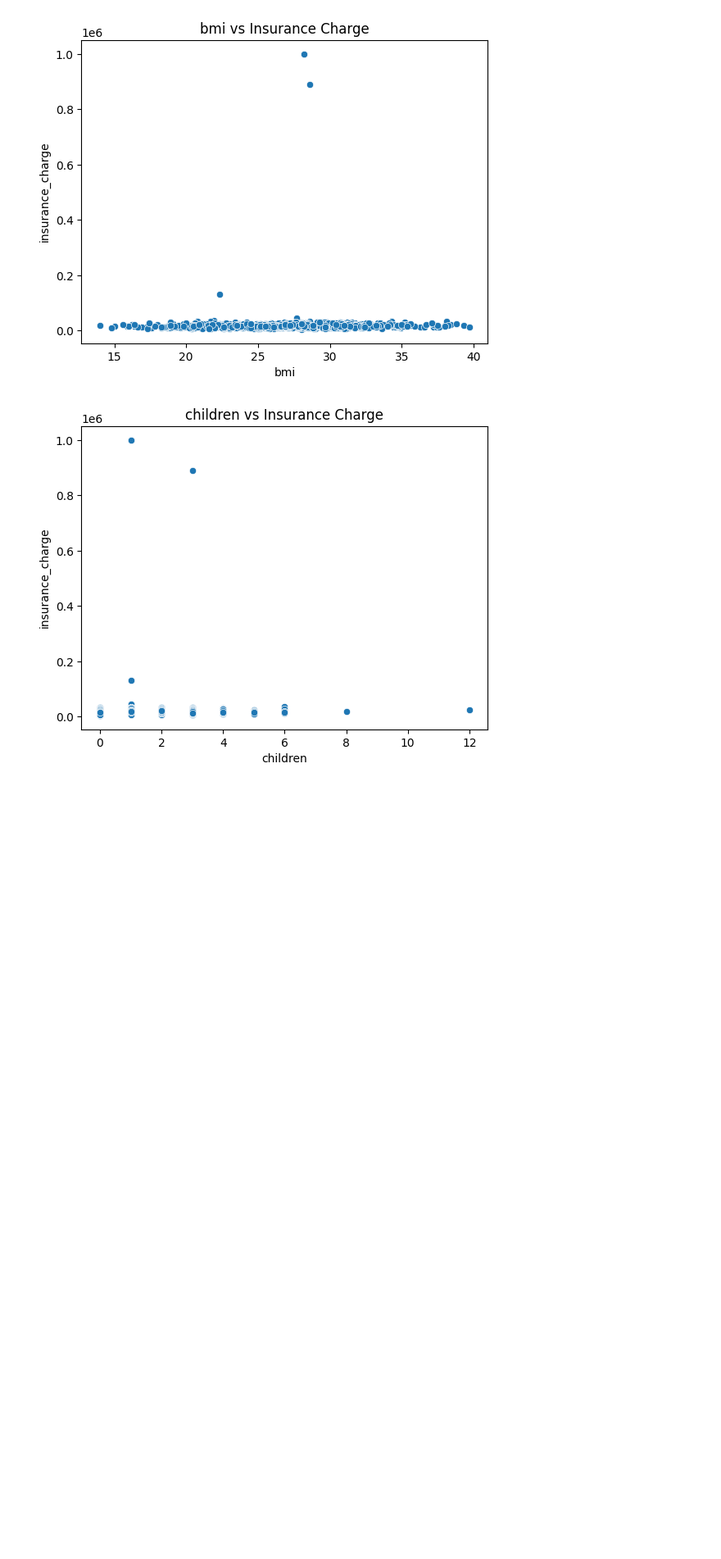
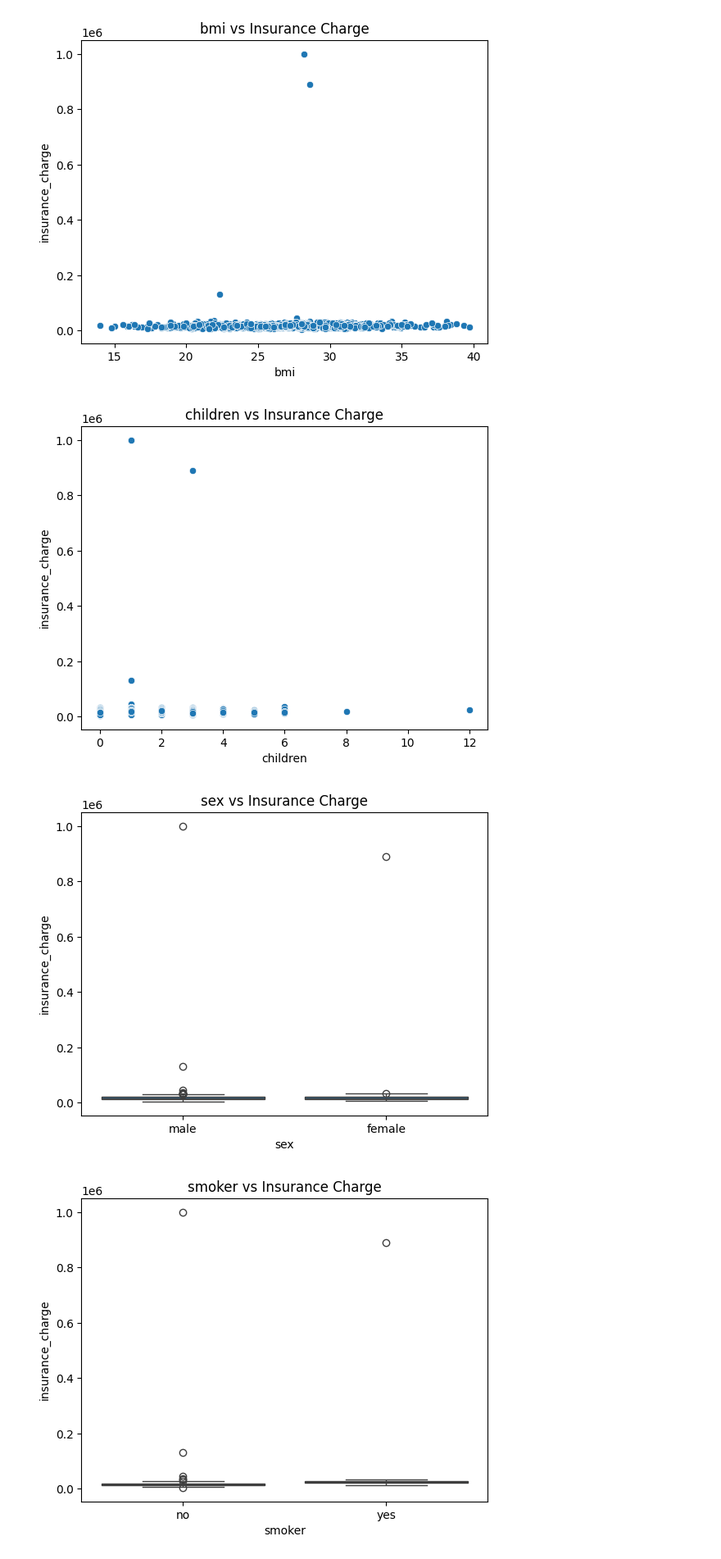
Before and after one commit to lovkush7/MACHINE-LEARNING-, a Jupyter notebook: insurace2_0.ipynb, the cells around one changed output. Shown at 82% size. Drawn from its saved outputs; the diff is of its cells as text; code cells hidden in the pictures; blank space fills up the shorter version.

```diff
--- a/insurace2_0.ipynb
+++ b/insurace2_0.ipynb
@@ -644,3 +644,20 @@ for col in num_cols:
 [figure]
 [figure]
 [figure]
+# %%
+c_cols= [
+    'sex',
+    'smoker',
+    'region',
+    'insurance_plan']
+for col in c_cols :
+    sns.boxplot(
+        data=df,
+        x=col,
+        y='insurance_charge'
+    )
+    plt.title(f'{col} vs Insurance Charge')
+    plt.show()
+# %% [output]
+[figure, added]
+[figure, added]
```
Also changed, not shown: parts of 19 cells of this notebook.
